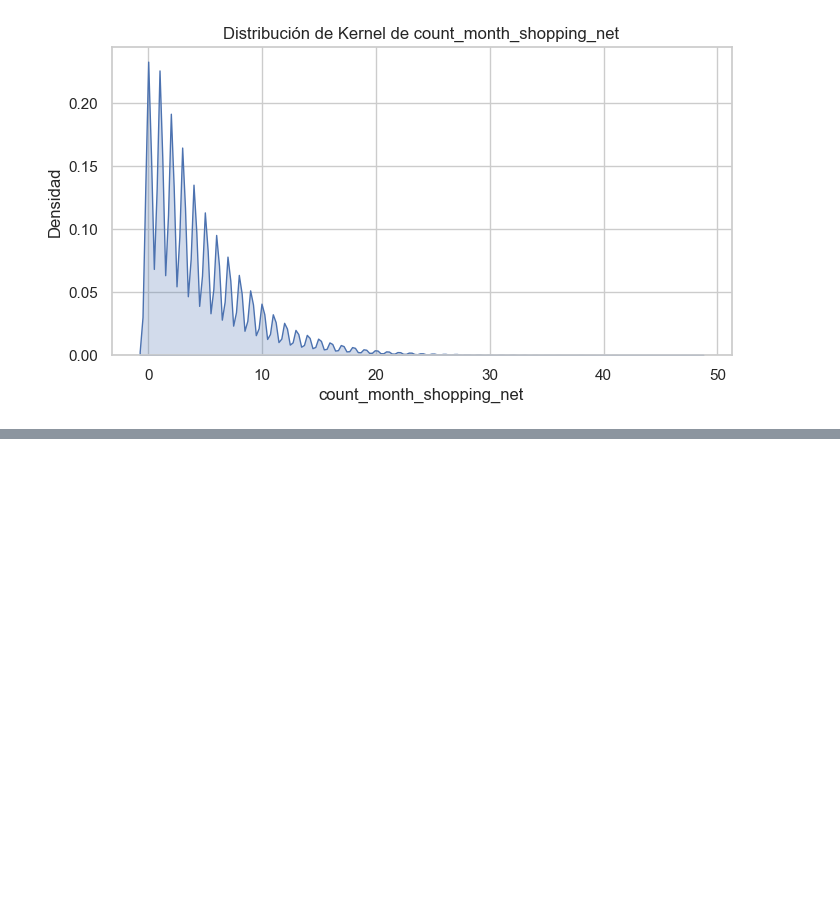
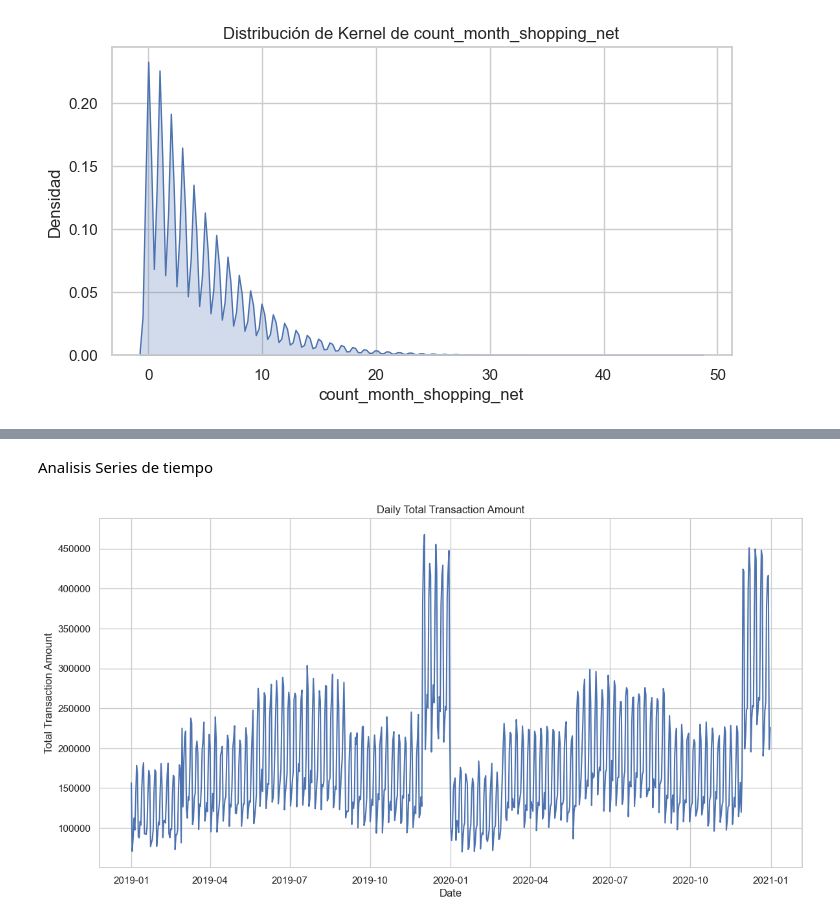
Before and after one commit to guzmanalejandra/Proyecto2-SDS, a Jupyter notebook: main.ipynb, the cells around one changed output, grey strips where cells are left out. Cells and saved outputs as stored; diff of their text form; code cells hidden in the pictures; blank space fills up the shorter version.

```diff
--- a/main.ipynb
+++ b/main.ipynb
@@ -162,0 +258,17 @@ for col in num_cols:
+# %% [markdown]
+Analisis Series de tiempo
+# %%
+
+df['date'] = df['trans_date_trans_time'].dt.date
+
+# Total diario de transacciones Daily
+daily_amt = df.groupby('date')['amt'].sum()
+
+plt.figure(figsize=(14, 7))
+daily_amt.plot()
+plt.title('Daily Total Transaction Amount')
+plt.xlabel('Date')
+plt.ylabel('Total Transaction Amount')
+plt.show()
+# %% [output]
+[figure, added]
```
Also changed, not shown: parts of 51 cells of this notebook.
